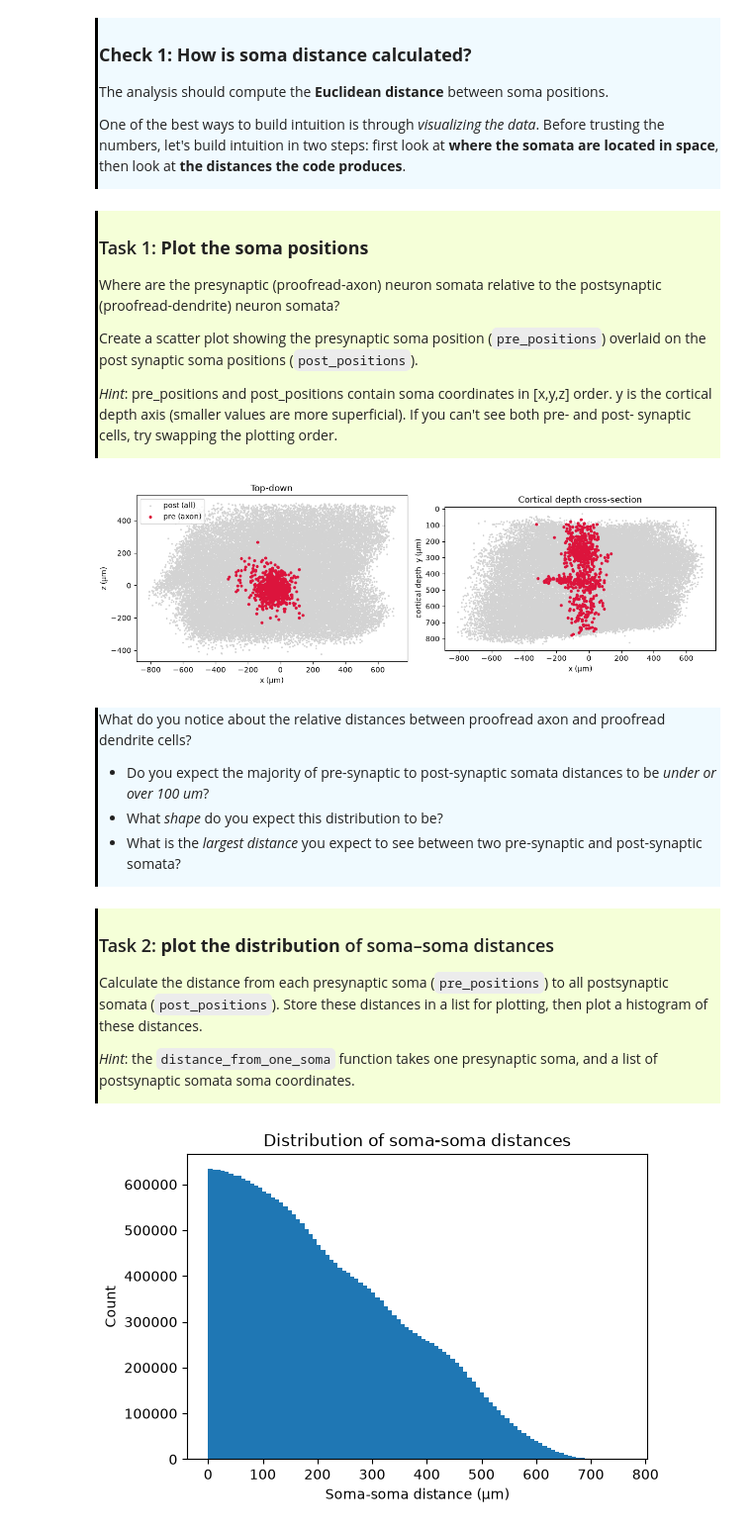
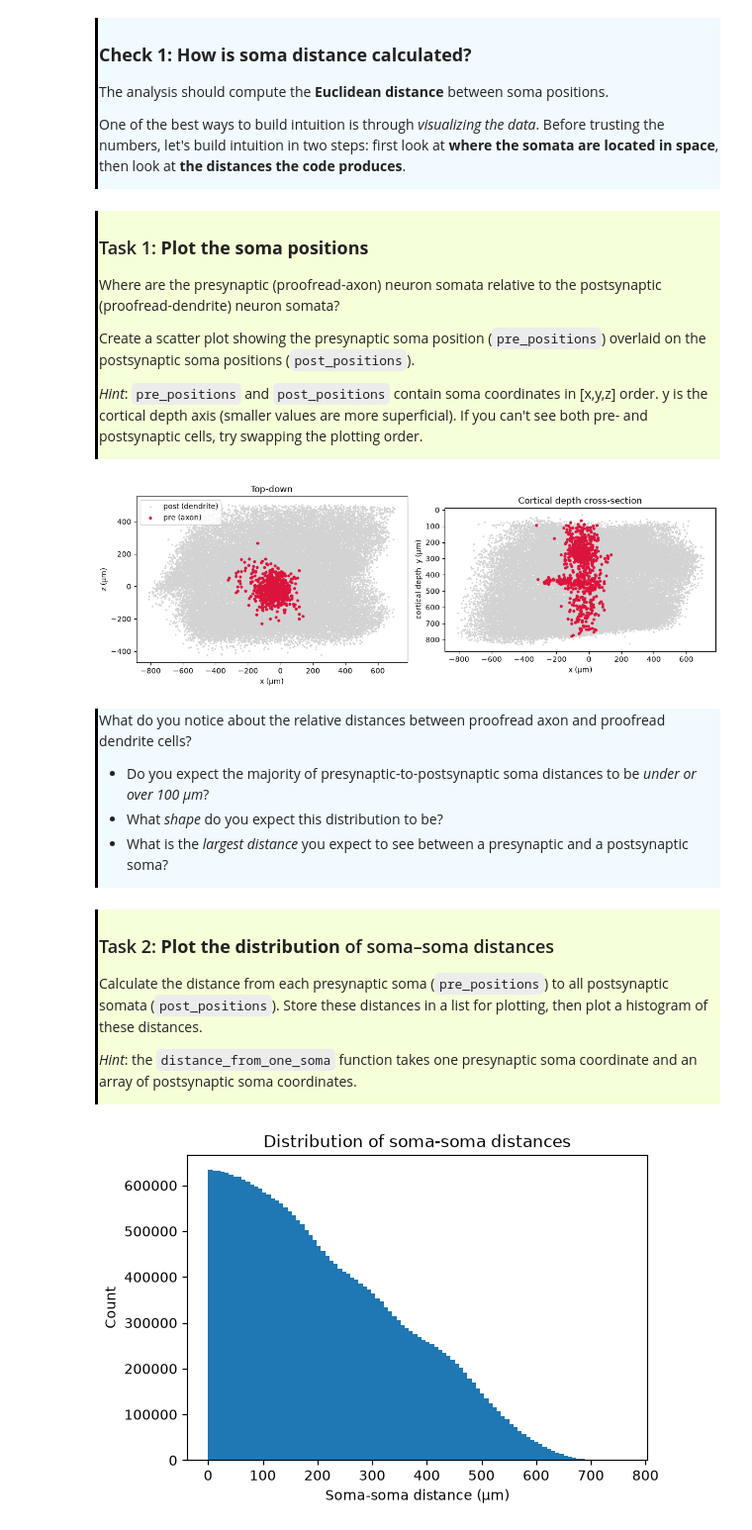
Before and after one commit to AllenSWDB/SWDB_2026_Good_Coding, a Jupyter notebook: code/solutions/workshop1 - solutions.ipynb, the cells around one changed output. Shown at 99% size. Cells and saved outputs as stored; diff of their text form; code cells hidden in the pictures.

```diff
--- a/code/solutions/workshop1 - solutions.ipynb
+++ b/code/solutions/workshop1 - solutions.ipynb
@@ -255,52 +269,53 @@ One of the best ways to build intuition is through *visualizing the data*. Befor
 
 Where are the presynaptic (proofread-axon) neuron somata relative to the postsynaptic (proofread-dendrite) neuron somata?
 
-Create a scatter plot showing the presynaptic soma position (`pre_positions`) overlaid on the post synaptic soma positions (`post_positions`).
+Create a scatter plot showing the presynaptic soma position (`pre_positions`) overlaid on the postsynaptic soma positions (`post_positions`).
 
 
-*Hint*: pre_positions and post_positions contain soma coordinates in [x,y,z] order. y is the cortical depth axis (smaller values are more superficial). If you can't see both pre- and post- synaptic cells, try swapping the plotting order.
+*Hint*: `pre_positions` and `post_positions` contain soma coordinates in [x,y,z] order. y is the cortical depth axis (smaller values are more superficial). If you can't see both pre- and postsynaptic cells, try swapping the plotting order.
+
 </div>
 # %%
 # Presynaptic (proofread axon) vs postsynaptic (proofread dendrite) soma positions.
 fig, axes = plt.subplots(1, 2, figsize=(12, 5))
 
 # Top-down view: the two lateral axes (x and z)
-axes[0].scatter(post_positions[:, 0], post_positions[:, 2], s=2, c="lightgray", label="post (all)")
+axes[0].scatter(post_positions[:, 0], post_positions[:, 2], s=2, c="lightgray", label="post (dendrite)")
 axes[0].scatter(pre_positions[:, 0], pre_positions[:, 2], s=10, c="crimson", label="pre (axon)")
 axes[0].set(xlabel="x (µm)", ylabel="z (µm)", title="Top-down")
 axes[0].legend()
 
 # Depth cross-section: lateral x vs cortical depth y
 axes[1].scatter(post_positions[:, 0], post_positions[:, 1], s=2, c="lightgray")
 axes[1].scatter(pre_positions[:, 0], pre_positions[:, 1], s=10, c="crimson")
 axes[1].set(xlabel="x (µm)", ylabel="cortical depth  y (µm)", title="Cortical depth cross-section")
 axes[1].invert_yaxis()
 
 for ax in axes:
     ax.set_aspect("equal", adjustable="box")
 
 plt.tight_layout()
 plt.show()
 # %% [output]
-[figure, old version]
+[figure, new version]
 # %% [markdown]
 <div style="border-left: 3px solid #000; padding: 1px; padding-left: 10px; background: #F0FAFF;">
 
 What do you notice about the relative distances between proofread axon and proofread dendrite cells?
-- Do you expect the majority of pre-synaptic to post-synaptic somata distances to be *under or over 100 um*?
+- Do you expect the majority of presynaptic-to-postsynaptic soma distances to be *under or over 100 µm*?
 - What *shape* do you expect this distribution to be?
-- What is the *largest distance* you expect to see between two pre-synaptic and post-synaptic somata?
+- What is the *largest distance* you expect to see between a presynaptic and a postsynaptic soma?
 
 </div>
 # %% [markdown]
 <div style="border-left: 3px solid #000; padding: 1px; padding-left: 10px; background: #f5ffd8;">
 
-### Task 2: **plot the distribution** of soma–soma distances
+### Task 2: **Plot the distribution** of soma–soma distances
 
 Calculate the distance from each presynaptic soma (`pre_positions`) to all postsynaptic somata (`post_positions`). Store these distances in a list for plotting, then plot a histogram of these distances.
 
 
-*Hint*: the `distance_from_one_soma` function takes one presynaptic soma, and a list of postsynaptic somata soma coordinates.
+*Hint*: the `distance_from_one_soma` function takes one presynaptic soma coordinate and an array of postsynaptic soma coordinates.
 
 
 </div>
```
Also changed, not shown: parts of 19 cells of this notebook, 1 other file.
